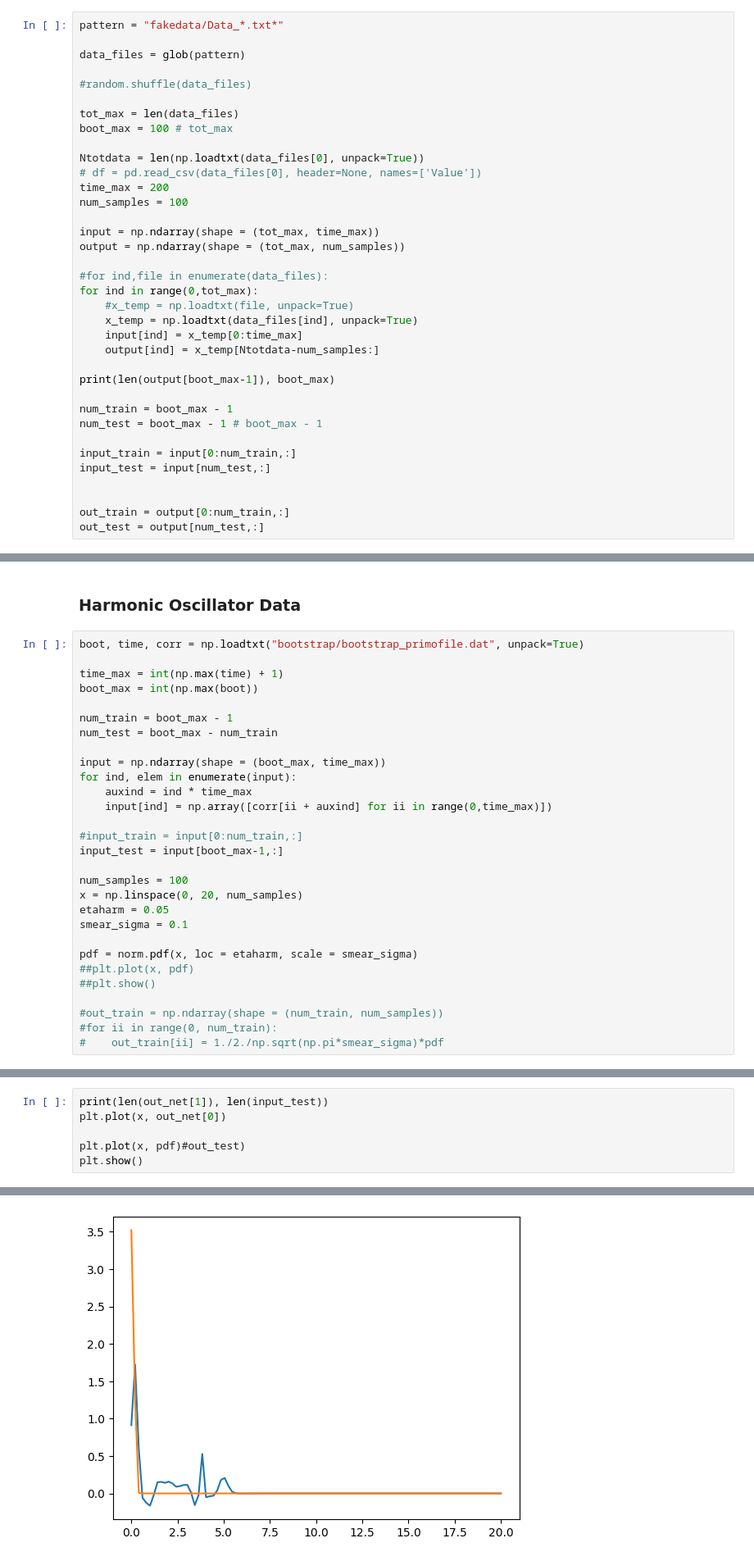
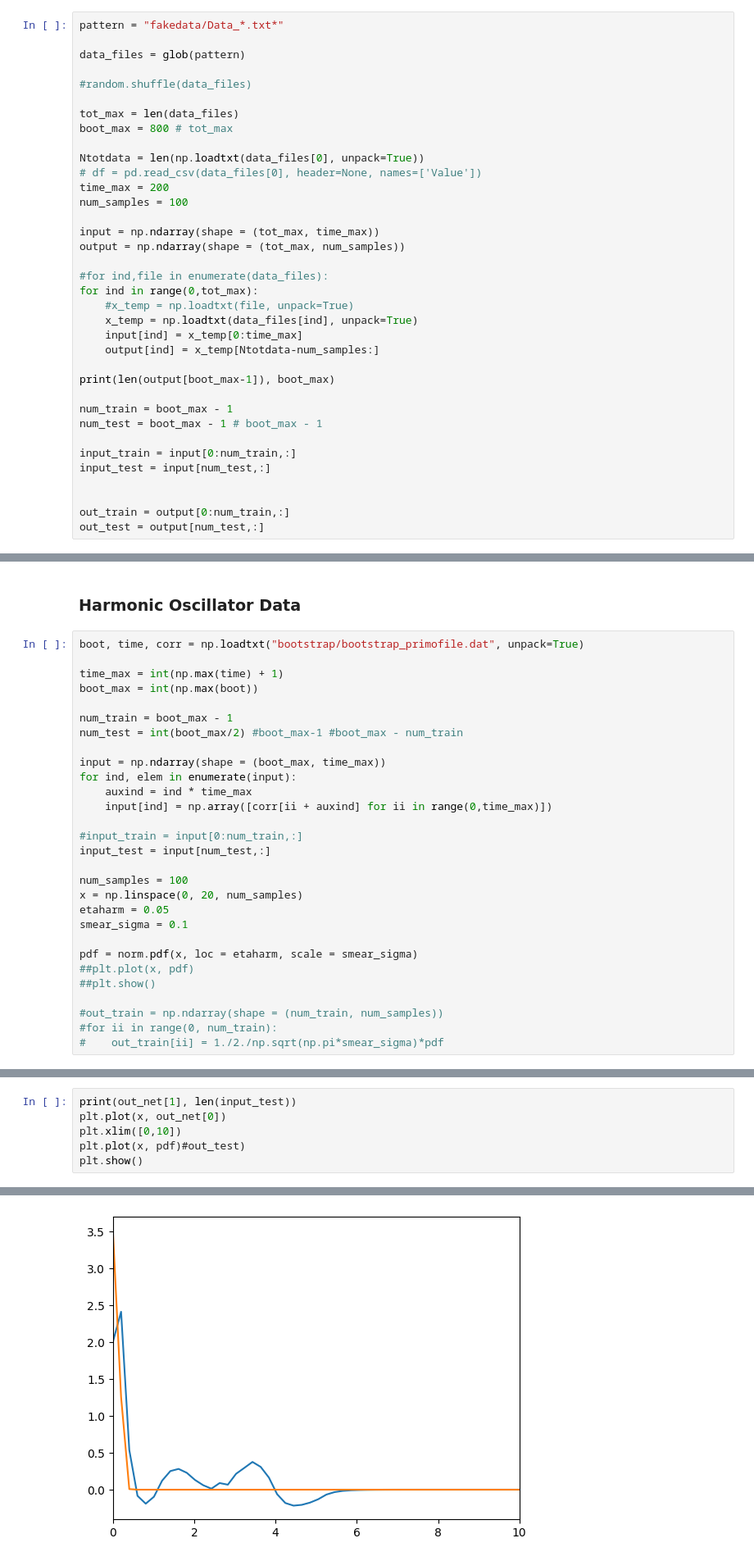
Before and after one commit to Manuel1711/Neural-Networks, a Jupyter notebook: harm_osc/NTK_harm.ipynb, the cells around one changed output, grey strips where cells are left out. Shown at 82% size. Drawn from its saved outputs; the diff is of its cells as text.

```diff
--- a/harm_osc/NTK_harm.ipynb
+++ b/harm_osc/NTK_harm.ipynb
@@ -113,7 +113,7 @@ data_files = glob(pattern)
 #random.shuffle(data_files)
 
 tot_max = len(data_files)
-boot_max = 100 # tot_max
+boot_max = 800 # tot_max
 
 Ntotdata = len(np.loadtxt(data_files[0], unpack=True))
 # df = pd.read_csv(data_files[0], header=None, names=['Value'])
@@ -152,7 +152,7 @@ time_max = int(np.max(time) + 1)
 boot_max = int(np.max(boot))
 
 num_train = boot_max - 1
-num_test = boot_max - num_train
+num_test = int(boot_max/2) #boot_max-1 #boot_max - num_train
 
 input = np.ndarray(shape = (boot_max, time_max))
 for ind, elem in enumerate(input):
@@ -160,7 +160,7 @@ for ind, elem in enumerate(input):
     input[ind] = np.array([corr[ii + auxind] for ii in range(0,time_max)])
 
 #input_train = input[0:num_train,:]
-input_test = input[boot_max-1,:]
+input_test = input[num_test,:]
 
 num_samples = 100
 x = np.linspace(0, 20, num_samples)
@@ -198,9 +198,9 @@ out_net = distribNTKgp(input_test, input_train, out_train, eta, n_layer, sigma_w
 
 #print(input_test, Mxout_test, len(N))
 # %%
-print(len(out_net[1]), len(input_test))
+print(out_net[1], len(input_test))
 plt.plot(x, out_net[0])
-
+plt.xlim([0,10])
 plt.plot(x, pdf)#out_test)
 plt.show()
 # %% [output]
@@ -208,4 +208,4 @@ plt.show()
-[figure, old version]
+[figure, new version]
 # %% [markdown]
 ## Stock Price Data
 # %%
```
Also changed, not shown: parts of 2 cells of this notebook, 1 other file.
